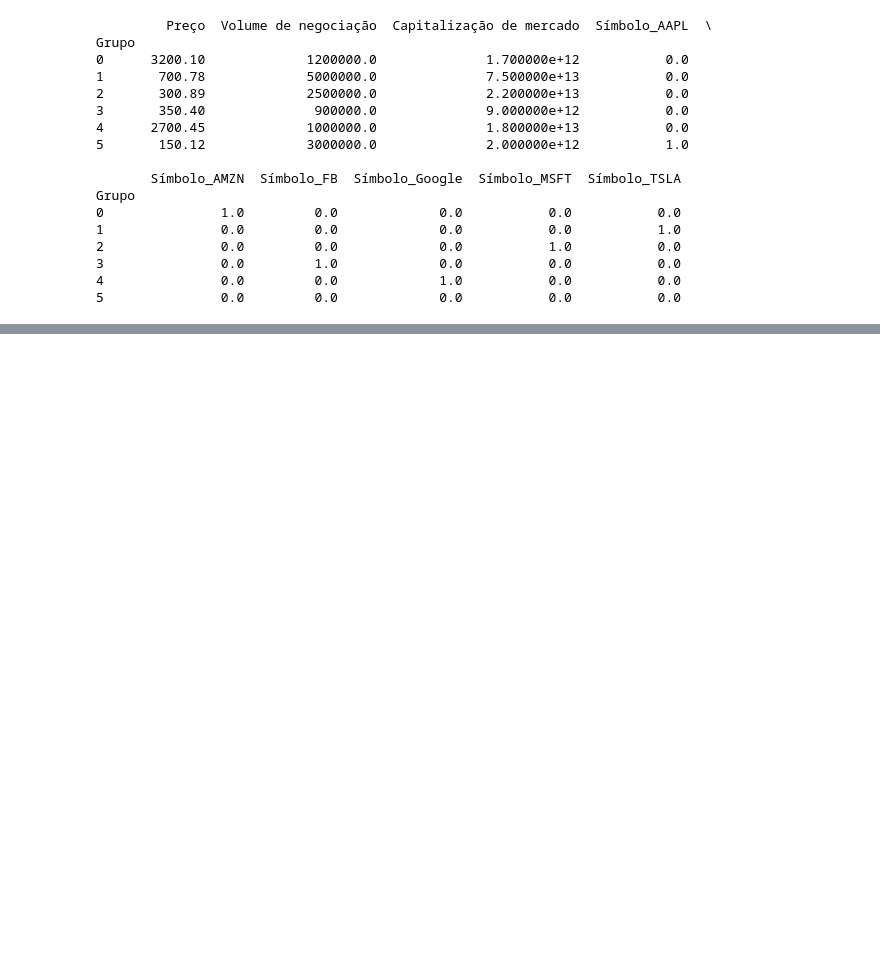
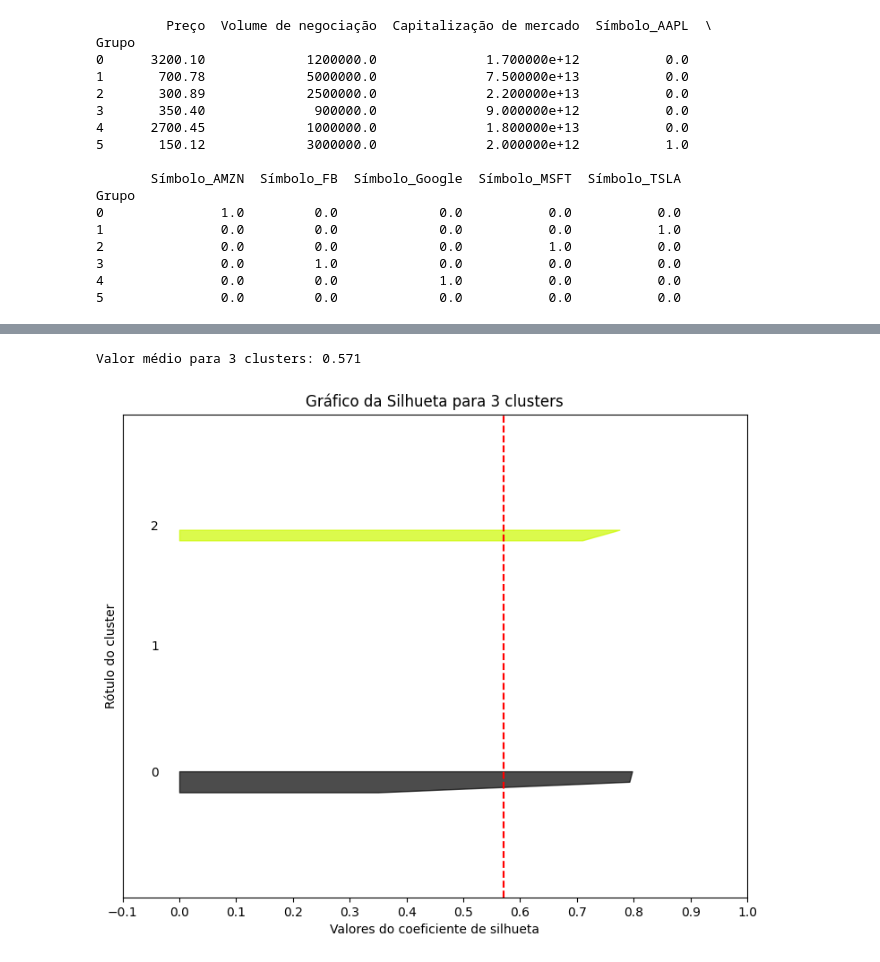
Before and after one commit to kaualayon/codigo_IABD2024, a Jupyter notebook: Aula16/codigo.ipynb, the cells around one changed output, grey strips where cells are left out. Drawn from its saved outputs; the diff is of its cells as text; code cells hidden in the pictures; blank space fills up the shorter version.

```diff
--- a/Aula16/codigo.ipynb
+++ b/Aula16/codigo.ipynb
@@ -190,0 +281,5 @@ Grupo
+# %%
+graf_silhueta(3,dados_ativos)
+# %% [output]
+Valor médio para 3 clusters: 0.571
+[figure, added]
```
Also changed, not shown: parts of 7 cells of this notebook.
